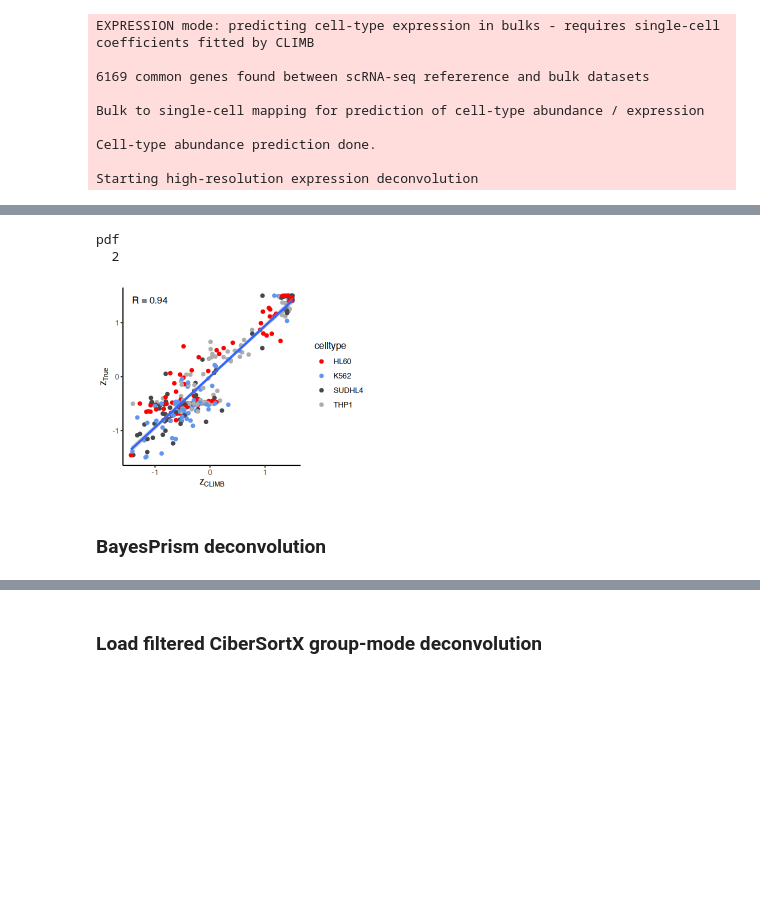
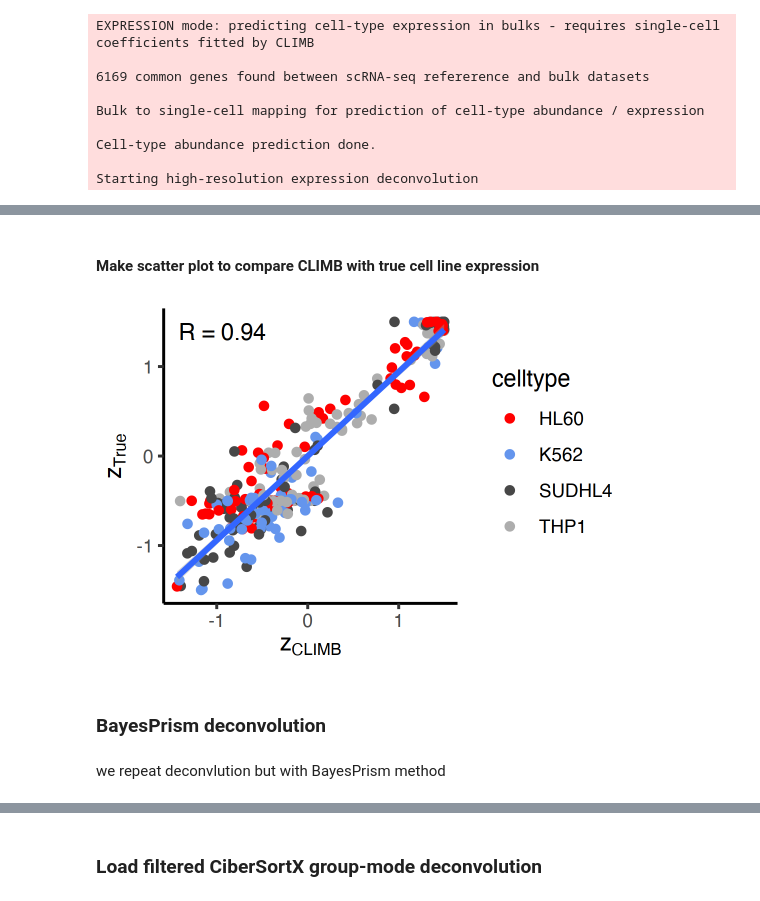
Before and after one commit to alexdray86/coudray2023, a Jupyter notebook: Fig4_expression_deconvolution.ipynb, the cells around one changed output, grey strips where cells are left out. Saved outputs shown, nothing was run; the diff lists cells and outputs as text; code cells hidden in the pictures; blank space fills up the shorter version.

```diff
--- a/Fig4_expression_deconvolution.ipynb
+++ b/Fig4_expression_deconvolution.ipynb
@@ -238,0 +242,6 @@ bulk.es.invitro = readRDS('data/invitro_climb/invitro_bulk_es.RDS')
+# %%
+# Load bulk RNA-seq from pure cell lines
+bulk_pure_lines = read.csv('data/invitro_experiment/bulkrna_pure_cell_lines.csv', row.names = 'X')
+cell_line_names = colnames(bulk_pure_lines)
+# check we have the right gene names
+all(rownames(bulk_pure_lines) == rownames(bulk.es))
@@ -248,6 +296,3 @@ Bulk to single-cell mapping for prediction of cell-type abundance / expression
 Cell-type abundance prediction done.
 
 Starting high-resolution expression deconvolution
-# %%
-bulk_pure_lines = read.csv('data/invitro_climb/bulkrna_pure_cell_lines.csv', row.names = 'X')
-all(rownames(bulk_pure_lines) == rownames(bulk.es))
@@ -287,2 +299,5 @@ climb_expr_overall = climb_out.invitro$expr.overall[celltype_markers,colnames(bu
-# %%
-bulk_pure_lines.markers = bulk_pure_lines[rownames(climb_expr_overall), colnames(climb_expr_overall)]
+# %%
+# Extract gene expression deconvoluted by CLIMB in overall mode:
+climb_expr_overall = climb_out.invitro$expr.overall[celltype_markers,cell_line_names]
+# Get ground truth cell line expression for the same set of markers
+bulk_pure_lines.markers = bulk_pure_lines[rownames(climb_expr_overall),cell_line_names]
@@ -313,17 +327,19 @@ colnames(melt_expr_markers) = c('celltype', 'gene', 'bulkrna', 'climb_expr')
+# %% [markdown]
+#### Make scatter plot to compare CLIMB with true cell line expression
 # %%
-options(repr.plot.width=4.6, repr.plot.height=3.5)
-g <- ggplot(melt_expr_markers, aes(x=climb_expr, y=bulkrna)) + geom_point(aes(color=celltype)) +
+melt_expr_markers = cbind(melt(scale(t(log2(bulk_pure_lines.markers+1)))), melt(scale(t(log2(climb_expr_overall+1)))))[,c(1,2,3,6)]
+colnames(melt_expr_markers) = c('celltype', 'gene', 'bulkrna', 'climb_expr')
+options(repr.plot.width=3.6, repr.plot.height=2.5, repr.plot.res=300)
+ggplot(melt_expr_markers, aes(x=climb_expr, y=bulkrna)) + geom_point(aes(color=celltype)) +
     stat_poly_line(aes(y=bulkrna, x=climb_expr)) + stat_correlation(aes(y=bulkrna, x=climb_expr)) +
     theme_classic() + scale_color_manual(values = c('red','cornflowerblue', 'grey28', 'grey68')) +
     xlab(expression(z[CLIMB])) + ylab(expression(z[True]))
-pdf('results/fig4/scatter_invitro_overall_expr.pdf', width=4.6, height=3.5) ; g ; dev.off()
-g
 # %% [output]
-pdf
-  2
-[figure, old version]
+[figure, new version]
 # %% [markdown]
 ### BayesPrism deconvolution
+# %% [markdown]
+we repeat deconvlution but with BayesPrism method
 # %%
 myPrism <- new.prism(reference= t(exprs(sc.es.invitro)),
                          mixture=t(exprs(bulk.es.invitro)), input.type="count.matrix",
```
Also changed, not shown: parts of 115 cells of this notebook.
